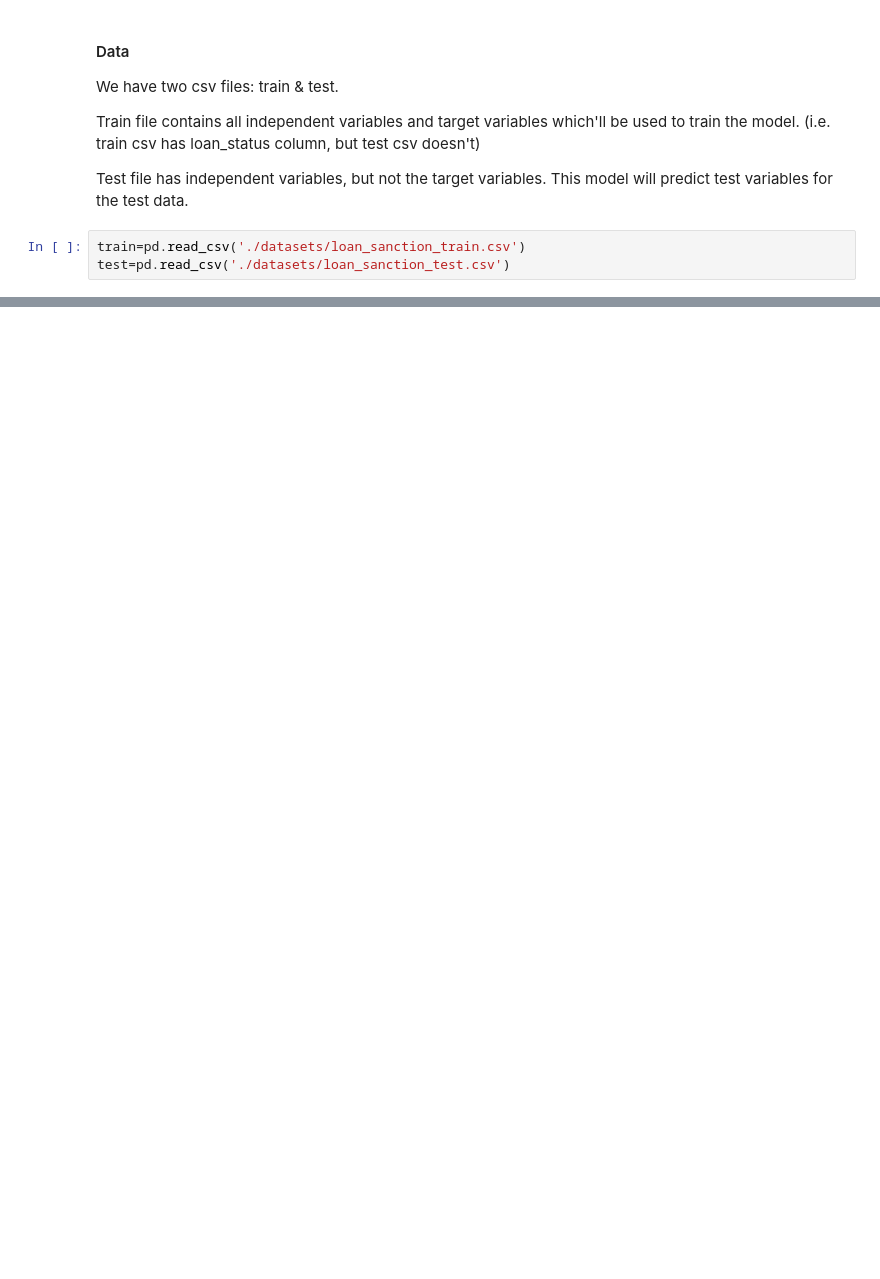
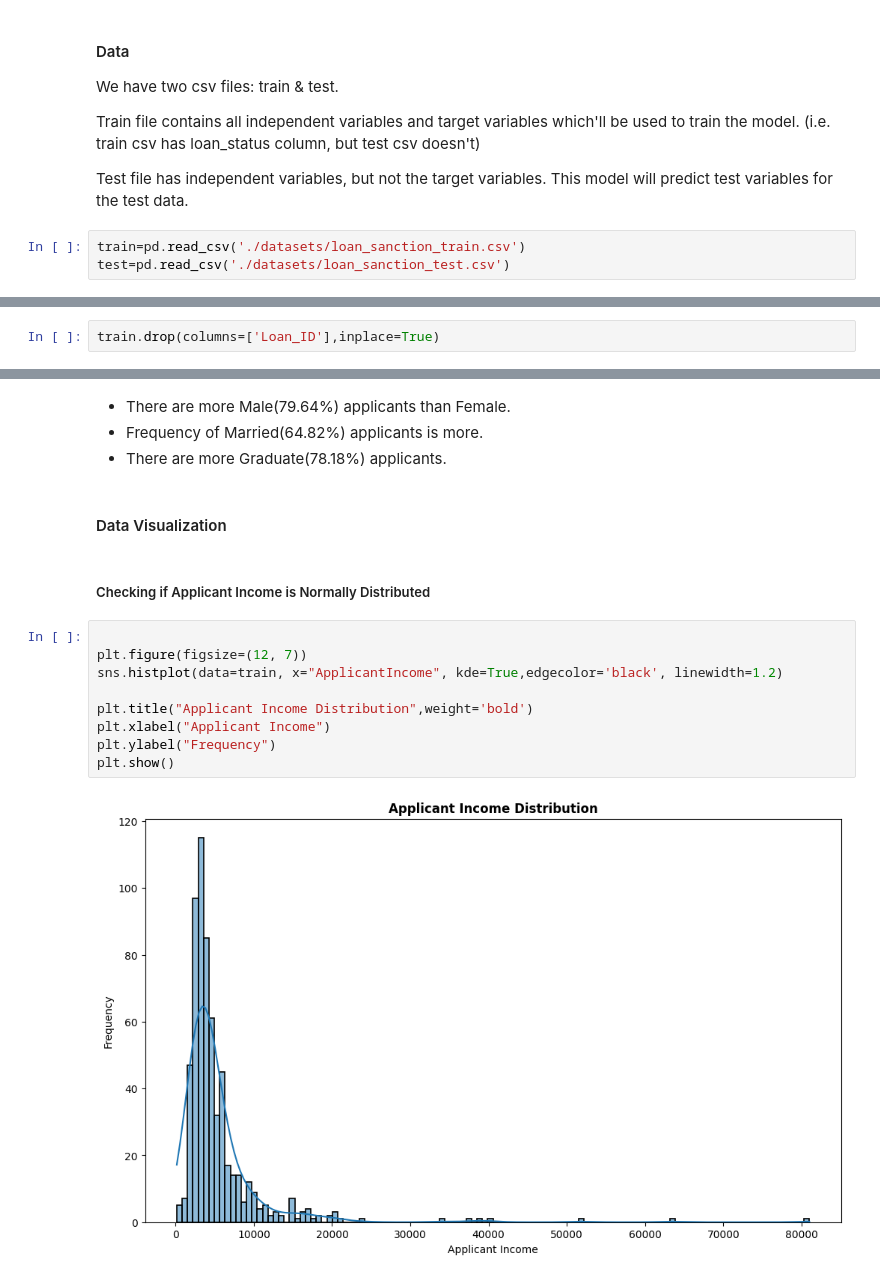
Before and after one commit to zoddtheimmortal/loan-prediction, a Jupyter notebook: loan-approval.ipynb, the cells around one changed output, grey strips where cells are left out. Drawn from its saved outputs; the diff is of its cells as text; blank space fills up the shorter version.

Commit message:
add data visualization

```diff
--- a/loan-approval.ipynb
+++ b/loan-approval.ipynb
@@ -60,0 +89,2 @@ test.head(10)
+# %%
+train.drop(columns=['Loan_ID'],inplace=True)
@@ -60,0 +119,19 @@ test.head(10)
+# %% [markdown]
+* There are more Male(79.64%) applicants than Female.
+* Frequency of Married(64.82%) applicants is more.
+* There are more Graduate(78.18%) applicants.
+# %% [markdown]
+#### Data Visualization
+# %% [markdown]
+##### Checking if Applicant Income is Normally Distributed
+# %%
+
+plt.figure(figsize=(12, 7))
+sns.histplot(data=train, x="ApplicantIncome", kde=True,edgecolor='black', linewidth=1.2)
+
+plt.title("Applicant Income Distribution",weight='bold')
+plt.xlabel("Applicant Income")
+plt.ylabel("Frequency")
+plt.show()
+# %% [output]
+[figure, added]
```
Also changed, not shown: parts of 14 cells of this notebook, 2 other files.
